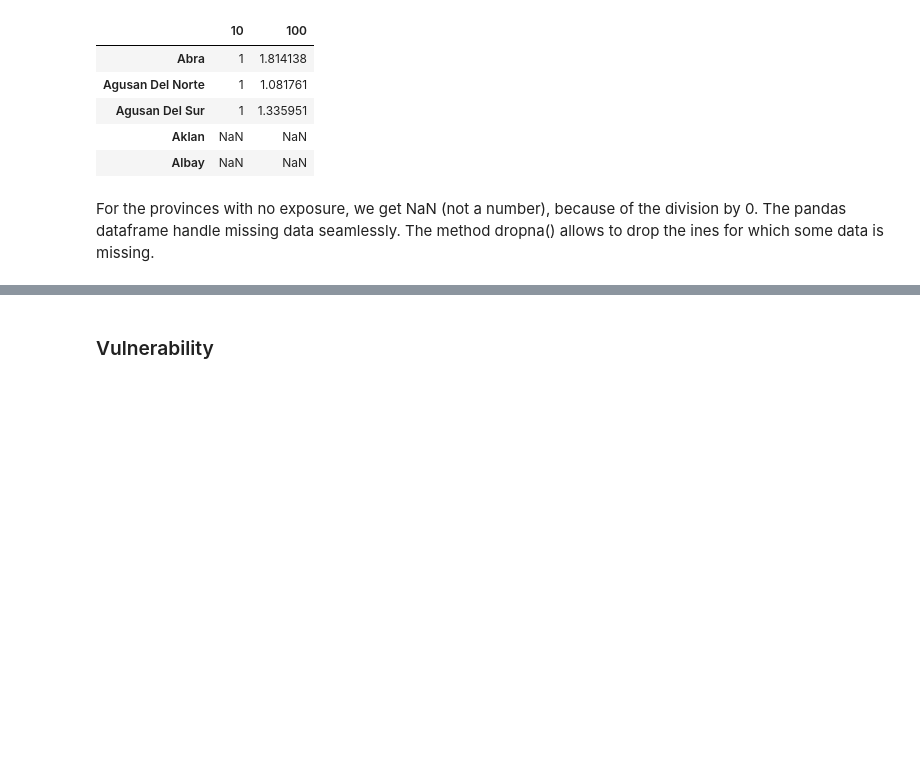
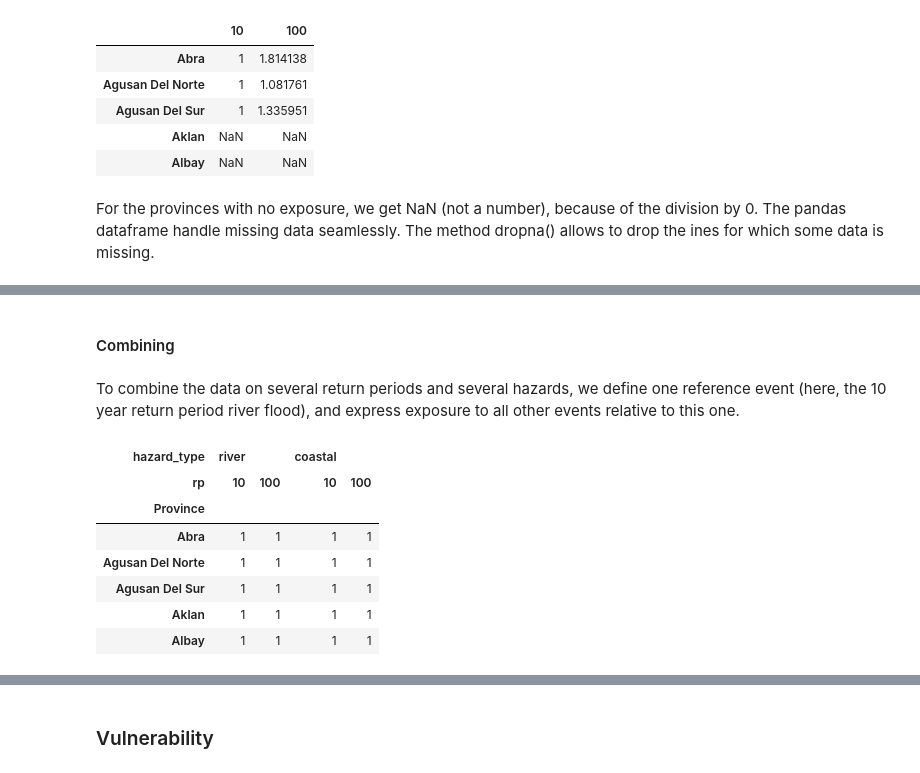
Before and after one commit to adrivsh/resilience_indicator_phl, a Jupyter notebook: data_gathering_demo.ipynb, the cells around one changed output, grey strips where cells are left out. Cells and saved outputs as stored; diff of their text form; code cells hidden in the pictures; blank space fills up the shorter version.

```diff
--- a/data_gathering_demo.ipynb
+++ b/data_gathering_demo.ipynb
@@ -144,10 +146,9 @@ df.head()
 # %% [markdown]
 Then we define the exposure to other return period events relative to the exposure to the 10yr event
 # %%
-fa_ratios =pop_exposed.div(df["fa"],axis=0)
-fa_ratios.columns=[10,100]
-fa_ratios.to_csv("fa_ratios.csv")
-fa_ratios.head()
+fa_ratios_river =pop_exposed.div(df["fa"],axis=0)
+fa_ratios_river.columns=[10,100]
+fa_ratios_river.head()
 # %% [output]
 |  | 10 | 100 |
 | Abra | 1 | 1.814138 |
@@ -171,0 +198,17 @@ In the dataset we currenty use, there are 37 provinces with information on expos
+# %% [markdown]
+#### Combining
+# %% [markdown]
+To combine the data on several return periods and several hazards, we define one reference event (here, the 10 year return period river flood), and express exposure to all other events relative to this one.
+# %%
+import itertools
+fa_ratios=  pd.DataFrame(1,index=df.index, columns=pd.MultiIndex.from_tuples(list(itertools.product(["river","coastal"],fa_ratios_river.columns)), names=["hazard_type","rp"]))
+fa_ratios.head()
+# %% [output]
+| hazard_type | river |  | coastal |  |
+| rp | 10 | 100 | 10 | 100 |
+| Province |  |  |  |  |
+| Abra | 1 | 1 | 1 | 1 |
+| Agusan Del Norte | 1 | 1 | 1 | 1 |
+| Agusan Del Sur | 1 | 1 | 1 | 1 |
+| Aklan | 1 | 1 | 1 | 1 |
+| Albay | 1 | 1 | 1 | 1 |
```
Also changed, not shown: parts of 21 cells of this notebook, 7 other files.
